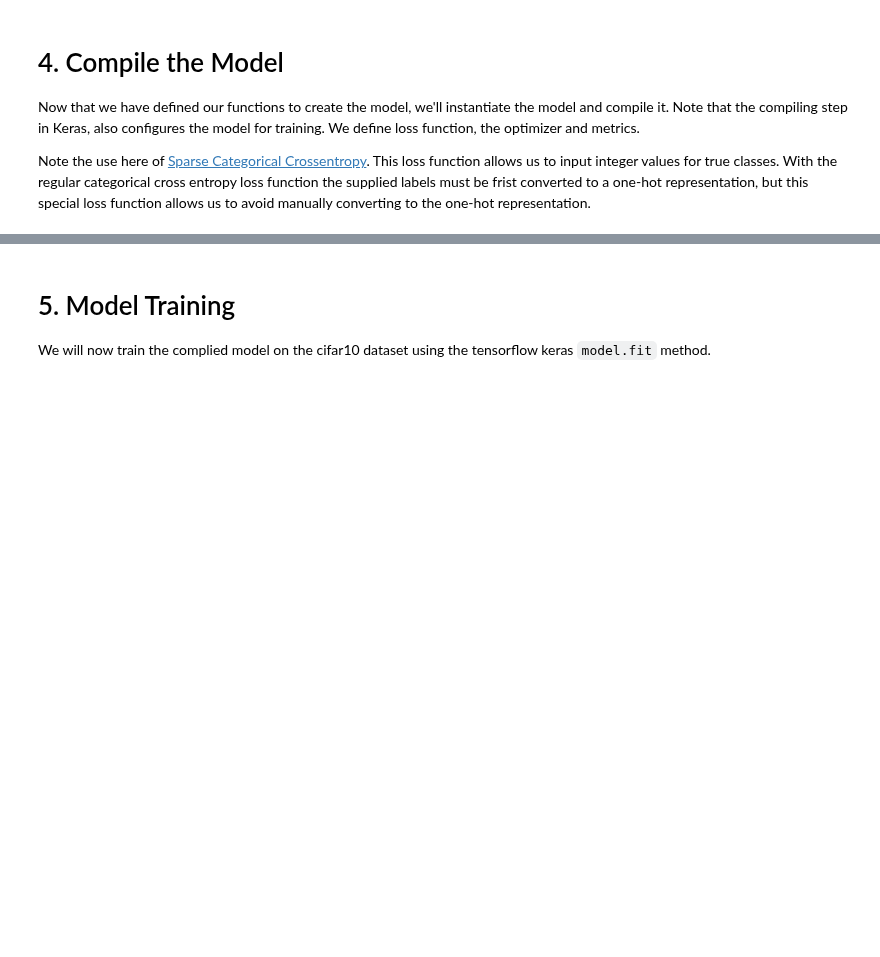
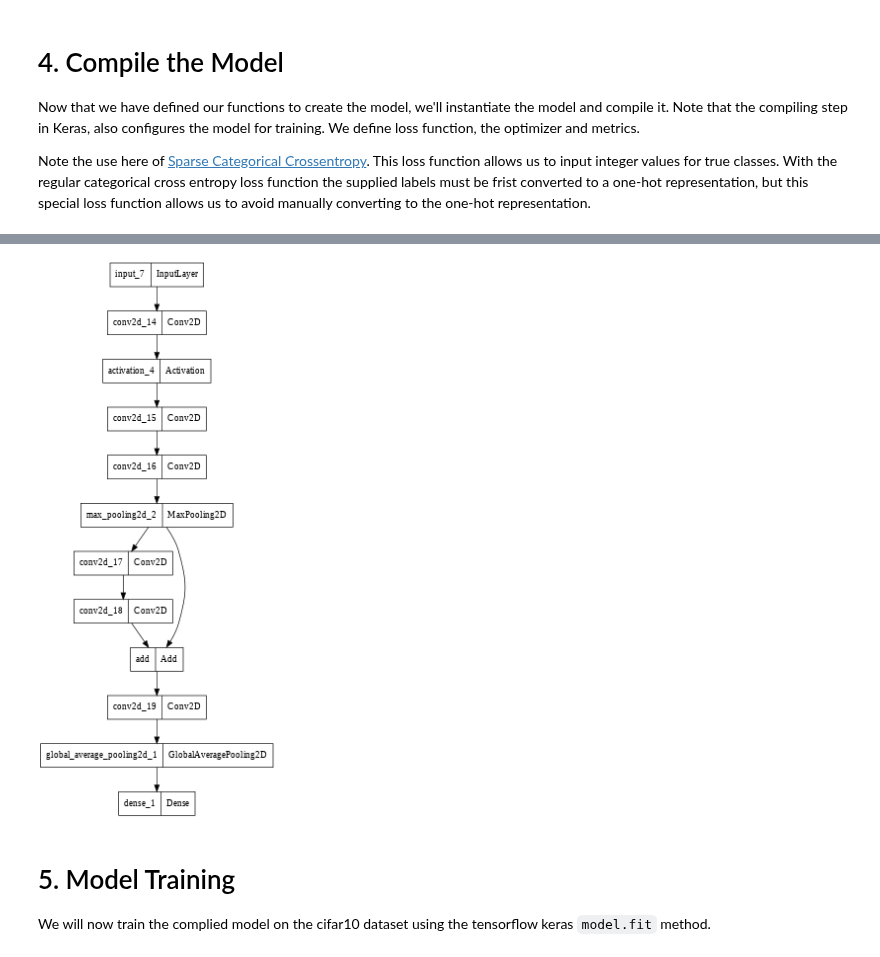
Before and after one commit to barrytl/CE6003, a Jupyter notebook: Etivity_assignment2.ipynb, the cells around one changed output, grey strips where cells are left out. Drawn from its saved outputs; the diff is of its cells as text; code cells hidden in the pictures; blank space fills up the shorter version.

```diff
--- a/Etivity_assignment2.ipynb
+++ b/Etivity_assignment2.ipynb
@@ -222,10 +207,27 @@ def network_top(input_shape,num_classes=10):
     inputs = Input(shape=input_shape)
 
     # Add First repeating Unit
-    x = repeat_unit(inputs=x, num_channels=12)
+    x = repeat_unit(inputs=inputs, num_channels=12)
 
 
-   ######## Add more layers/repeating units to build your Architecture here ##################
+    ######## Add more layers/repeating units to build your Architecture here ##################
+    x = Conv2D(32,3, activation ='relu')(x)
+    x = Conv2D(64,3, activation ='relu')(x)
+    block_output_1 = MaxPooling2D(3)(x)
+
+    x = Conv2D(64,3, activation ='relu',padding = "same")(block_output_1)
+    x = Conv2D(64,3, activation ='relu',padding = "same")(x)
+    block_output_2 = add([x,block_output_1])
+
+    x = Conv2D(64,3, activation ='relu')(block_output_2)
+    # x = Conv2D(64,3, activation ='relu')(x)
+    # block_output = MaxPooling2D(3)(x)
+
+
+
+
+
+
 
 
     # Add final stages. (Ensure that you call the output of the very last layer outputs)
@@ -253,3 +275,8 @@ model.summary()
+# %%
+# Uncomment the following line to plot the model visually - warning this may be quite large!
+keras.utils.plot_model(model, dpi=48)
+# %% [output]
+[figure, added]
 # %% [markdown]
 # 5. Model Training
 
```
Also changed, not shown: parts of 11 cells of this notebook.
